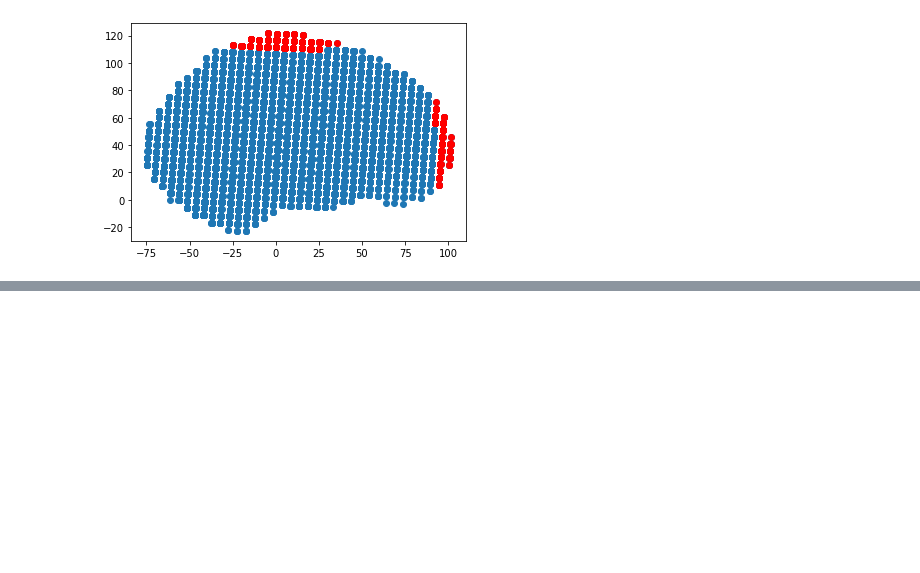
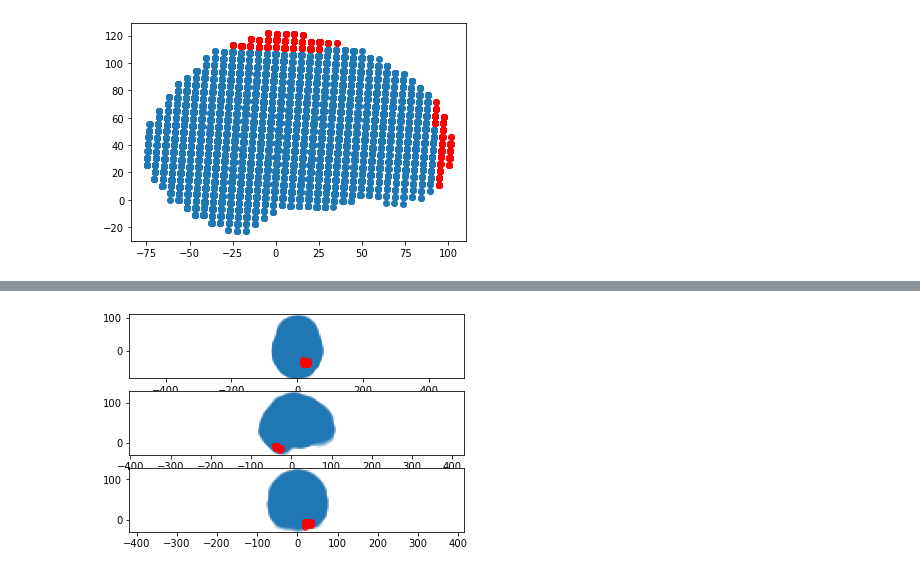
Before and after one commit to lauraflyra/neurolib, a Jupyter notebook: ni_eeg_forward_project/playground_dev/leadfield_downsampling_dev.ipynb, the cells around one changed output, grey strips where cells are left out. Cells and saved outputs as stored; diff of their text form; code cells hidden in the pictures; blank space fills up the shorter version.

```diff
--- a/ni_eeg_forward_project/playground_dev/leadfield_downsampling_dev.ipynb
+++ b/ni_eeg_forward_project/playground_dev/leadfield_downsampling_dev.ipynb
@@ -183,0 +106,4 @@ ImportError: cannot import name 'plot_glassbrain_projections' from 'ni_eeg_forwa
+# %%
+plot_glassbrain_projections(fwd, label_codes, 4112, "");
+# %% [output]
+[figure, added]
```
Also changed, not shown: parts of 11 cells of this notebook, 1 other file.
